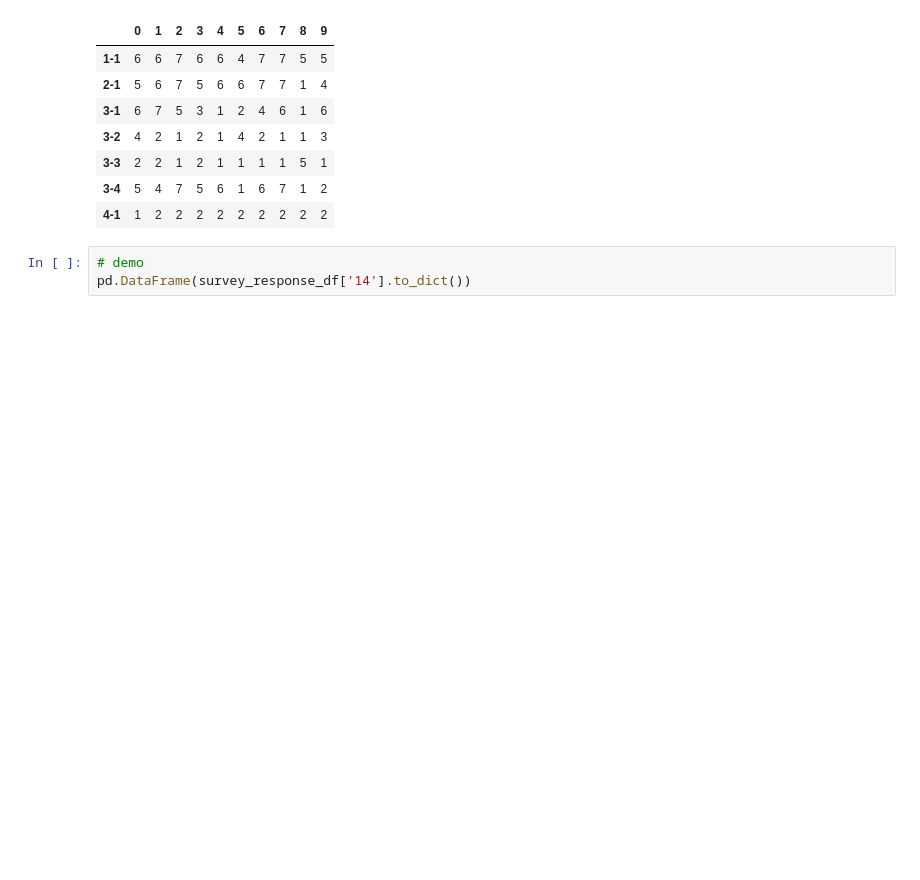
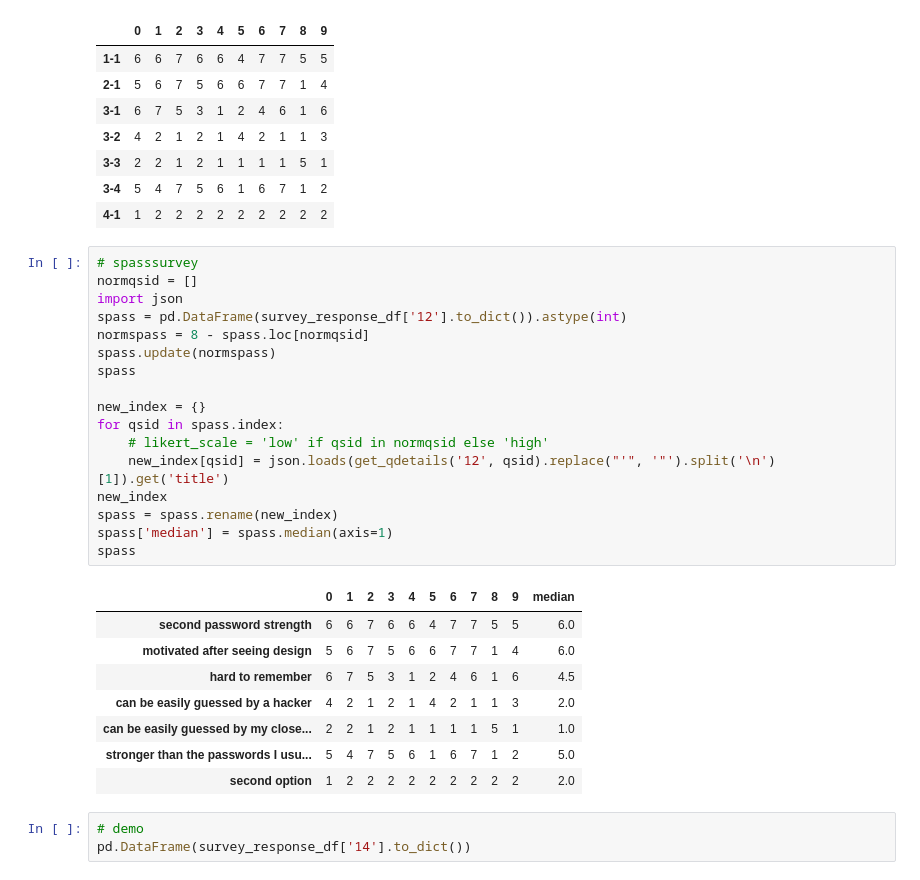
Before and after one commit to rizupaudel/designStudy, a Jupyter notebook: priming/analysis.ipynb, the cells around one changed output. Cells and saved outputs as stored; diff of their text form; blank space fills up the shorter version.

```diff
--- a/priming/analysis.ipynb
+++ b/priming/analysis.ipynb
@@ -350,6 +394,32 @@ pd.DataFrame(survey_response_df['12'].to_dict())
 | 3-3 | 2 | 2 | 1 | 2 | 1 | 1 | 1 | 1 | 5 | 1 |
 | 3-4 | 5 | 4 | 7 | 5 | 6 | 1 | 6 | 7 | 1 | 2 |
 | 4-1 | 1 | 2 | 2 | 2 | 2 | 2 | 2 | 2 | 2 | 2 |
+# %%
+# spasssurvey
+normqsid = []
+import json
+spass = pd.DataFrame(survey_response_df['12'].to_dict()).astype(int)
+normspass = 8 - spass.loc[normqsid]
+spass.update(normspass)
+spass
+
+new_index = {}
+for qsid in spass.index:
+    # likert_scale = 'low' if qsid in normqsid else 'high'
+    new_index[qsid] = json.loads(get_qdetails('12', qsid).replace("'", '"').split('\n')[1]).get('title')
+new_index
+spass = spass.rename(new_index)
+spass['median'] = spass.median(axis=1)
+spass
+# %% [output]
+|  | 0 | 1 | 2 | 3 | 4 | 5 | 6 | 7 | 8 | 9 | median |
+| second password strength | 6 | 6 | 7 | 6 | 6 | 4 | 7 | 7 | 5 | 5 | 6.0 |
+| motivated after seeing design | 5 | 6 | 7 | 5 | 6 | 6 | 7 | 7 | 1 | 4 | 6.0 |
+| hard to remember | 6 | 7 | 5 | 3 | 1 | 2 | 4 | 6 | 1 | 6 | 4.5 |
+| can be easily guessed by a hacker | 4 | 2 | 1 | 2 | 1 | 4 | 2 | 1 | 1 | 3 | 2.0 |
+| can be easily guessed by my close... | 2 | 2 | 1 | 2 | 1 | 1 | 1 | 1 | 5 | 1 | 1.0 |
+| stronger than the passwords I usu... | 5 | 4 | 7 | 5 | 6 | 1 | 6 | 7 | 1 | 2 | 5.0 |
+| second option | 1 | 2 | 2 | 2 | 2 | 2 | 2 | 2 | 2 | 2 | 2.0 |
 # %%
 # demo
 pd.DataFrame(survey_response_df['14'].to_dict())
```
Also changed, not shown: parts of 5 cells of this notebook, 23 other files.
